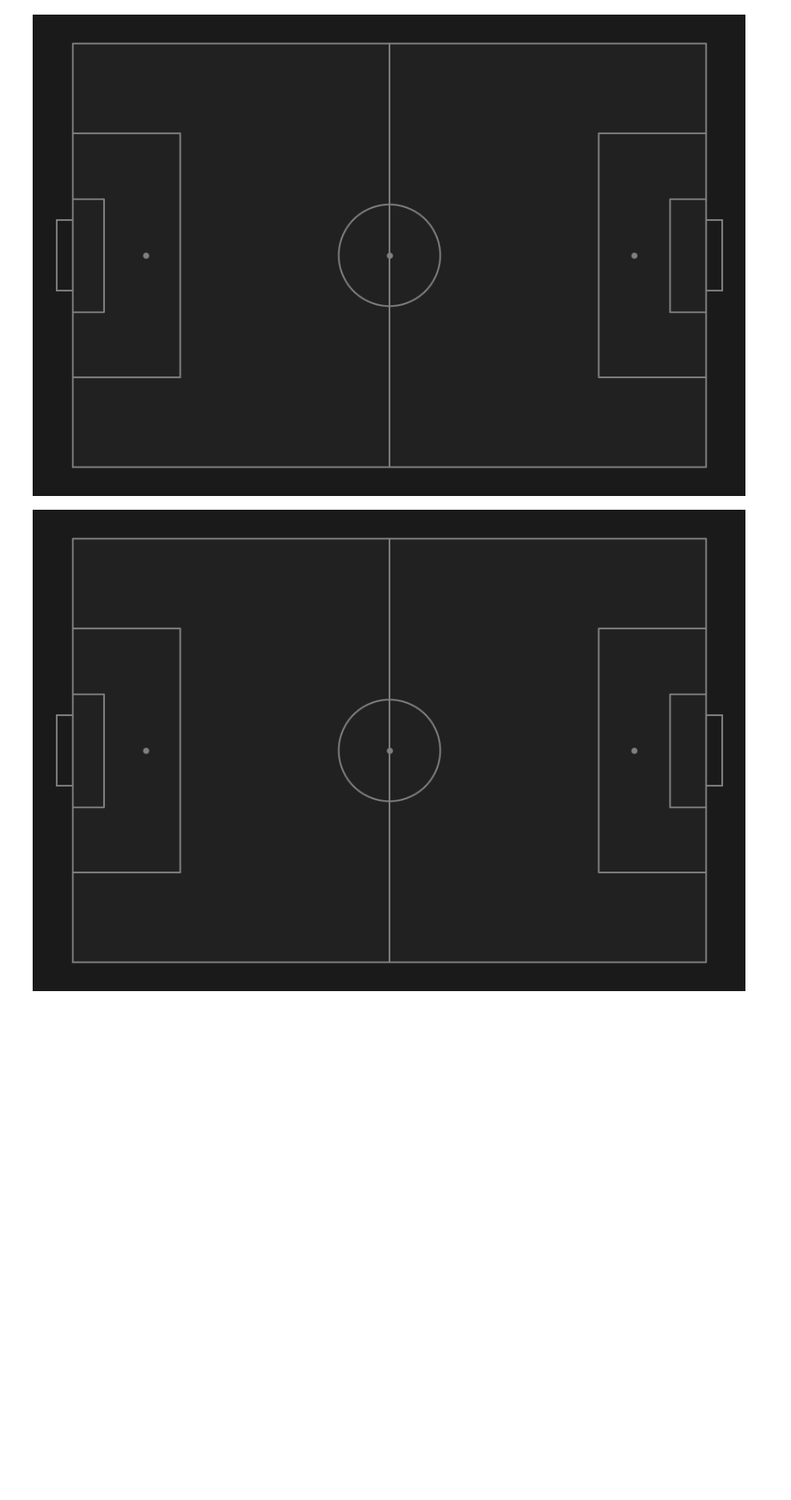
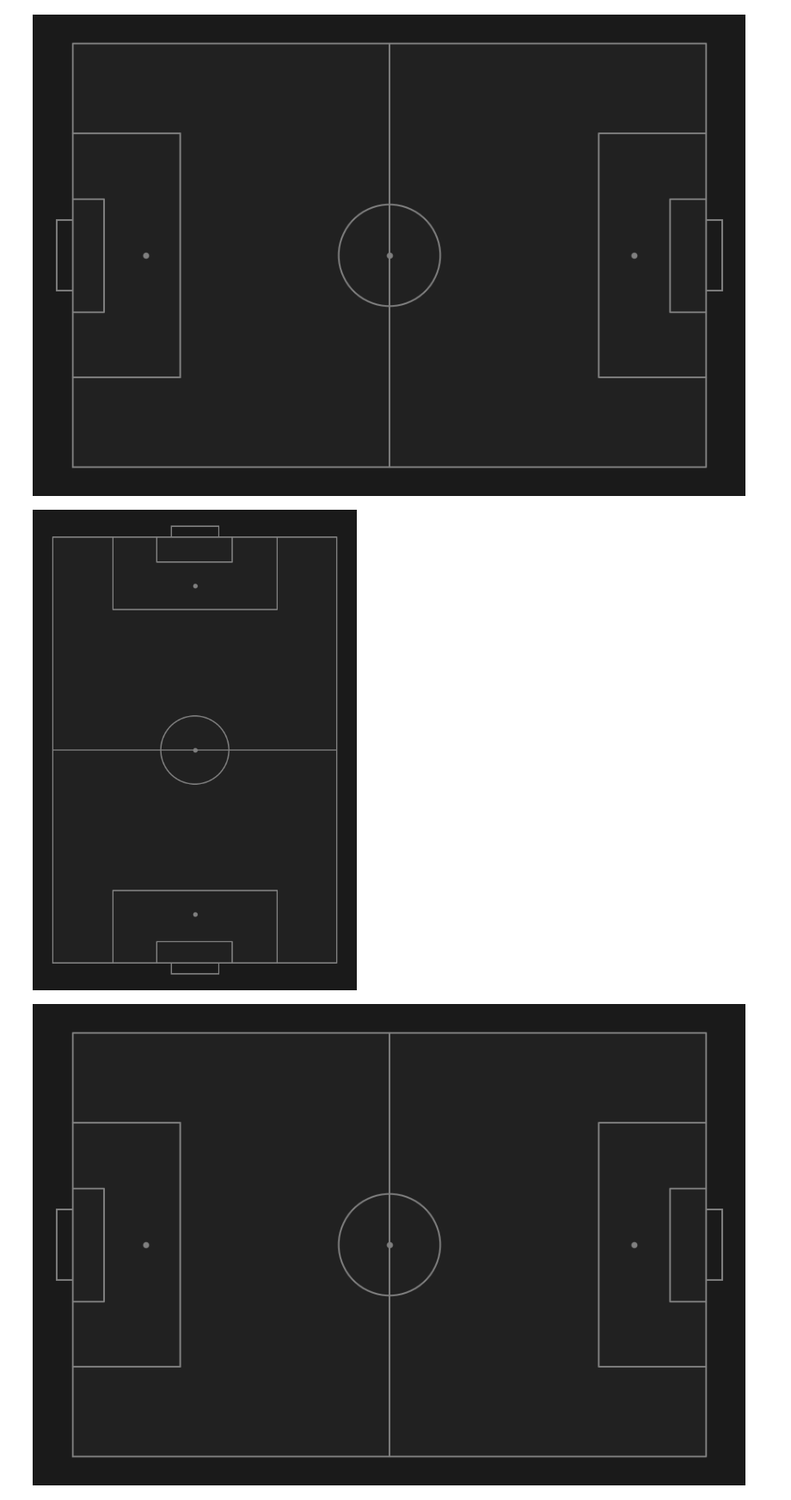
Before and after one commit to raoaaditya710/FootballAnalytics, a Jupyter notebook: create-pitch-final.ipynb, the cells around one changed output. Shown at 86% size. Saved outputs shown, nothing was run; the diff lists cells and outputs as text; code cells hidden in the pictures; blank space fills up the shorter version.

Commit message:
implemented: goal patch for all orientations

```diff
--- a/create-pitch-final.ipynb
+++ b/create-pitch-final.ipynb
@@ -618,6 +622,13 @@ def draw_field(x_min=0, x_max=120, y_min=0, y_max=80,
     plt.tight_layout()
 
     return ax
+# %%
+fig, ax = plt.subplots(figsize=(7, 8))
+fig.set_facecolor("#1A1A1A")
+
+draw_field(ax=ax, orientation="vertical", aspect="full");
+# %% [output]
+[figure, added]
 # %%
 fig, ax = plt.subplots(figsize=(9, 10))
 fig.set_facecolor("#1A1A1A")
```
Also changed, not shown: parts of 1 cell of this notebook.
